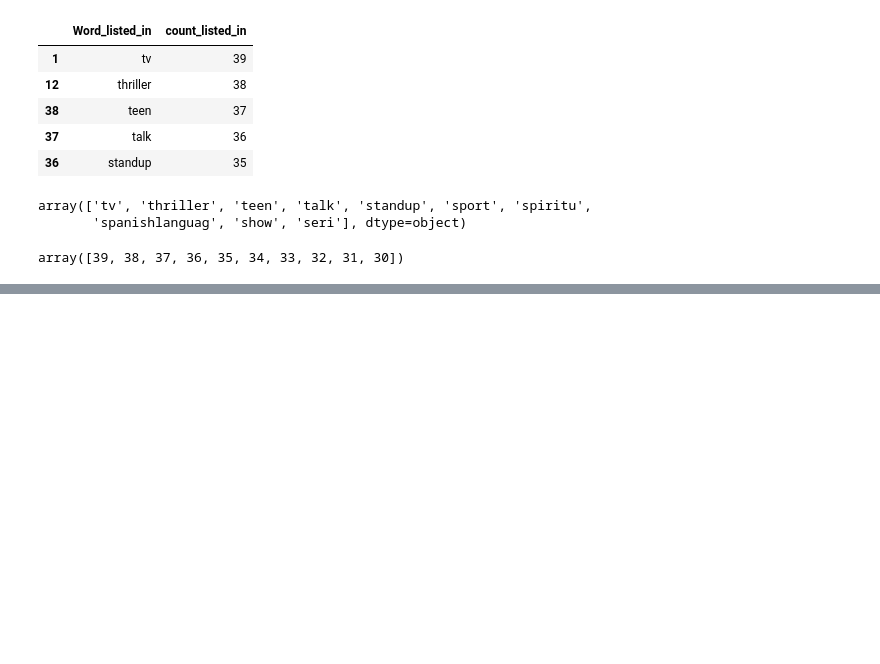
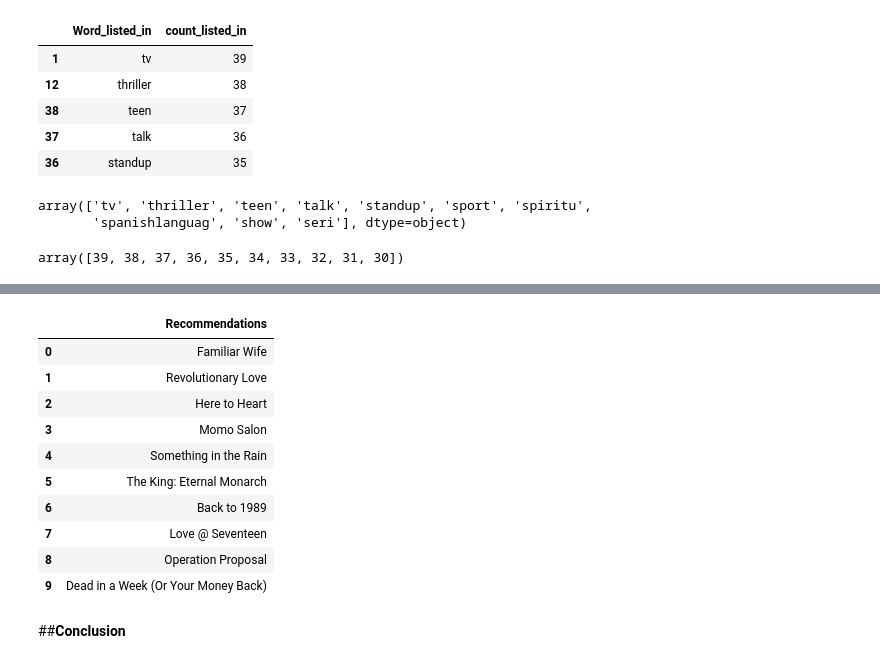
Before and after one commit to techsidh/netflix-movie-and-tv-shows-clustering, a Jupyter notebook: Capstone_Project_NETFLIX_MOVIE_AND_TV_SHOWS_CLUSTERINg.ipynb, the cells around one changed output, grey strips where cells are left out. Saved outputs shown, nothing was run; the diff lists cells and outputs as text; code cells hidden in the pictures; blank space fills up the shorter version.

```diff
--- a/Capstone_Project_NETFLIX_MOVIE_AND_TV_SHOWS_CLUSTERINg.ipynb
+++ b/Capstone_Project_NETFLIX_MOVIE_AND_TV_SHOWS_CLUSTERINg.ipynb
@@ -927,0 +1356,18 @@ netflix_cp.head(3)
+# %%
+# Lets try getting recommendations for Tv-Shows.
+movie_recommendations = pd.DataFrame(recommendations('Twice Upon A Time'), columns=['Recommendations'])
+movie_recommendations.head(11)
+# %% [output]
+|  | Recommendations |
+| 0 | Familiar Wife |
+| 1 | Revolutionary Love |
+| 2 | Here to Heart |
+| 3 | Momo Salon |
+| 4 | Something in the Rain |
+| 5 | The King: Eternal Monarch |
+| 6 | Back to 1989 |
+| 7 | Love @ Seventeen |
+| 8 | Operation Proposal |
+| 9 | Dead in a Week (Or Your Money Back) |
+# %% [markdown]
+##**Conclusion**
```
Also changed, not shown: parts of 95 cells of this notebook.
